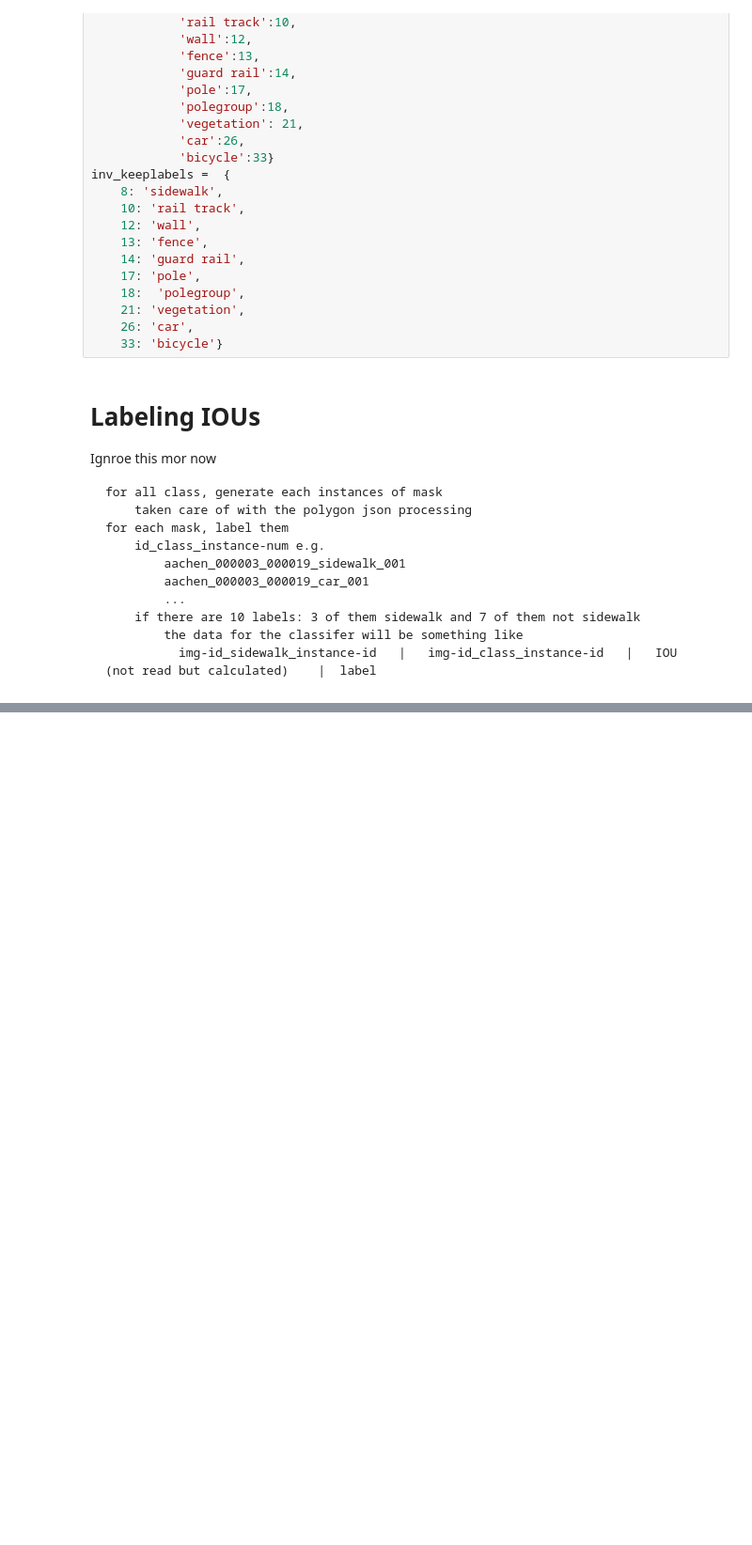
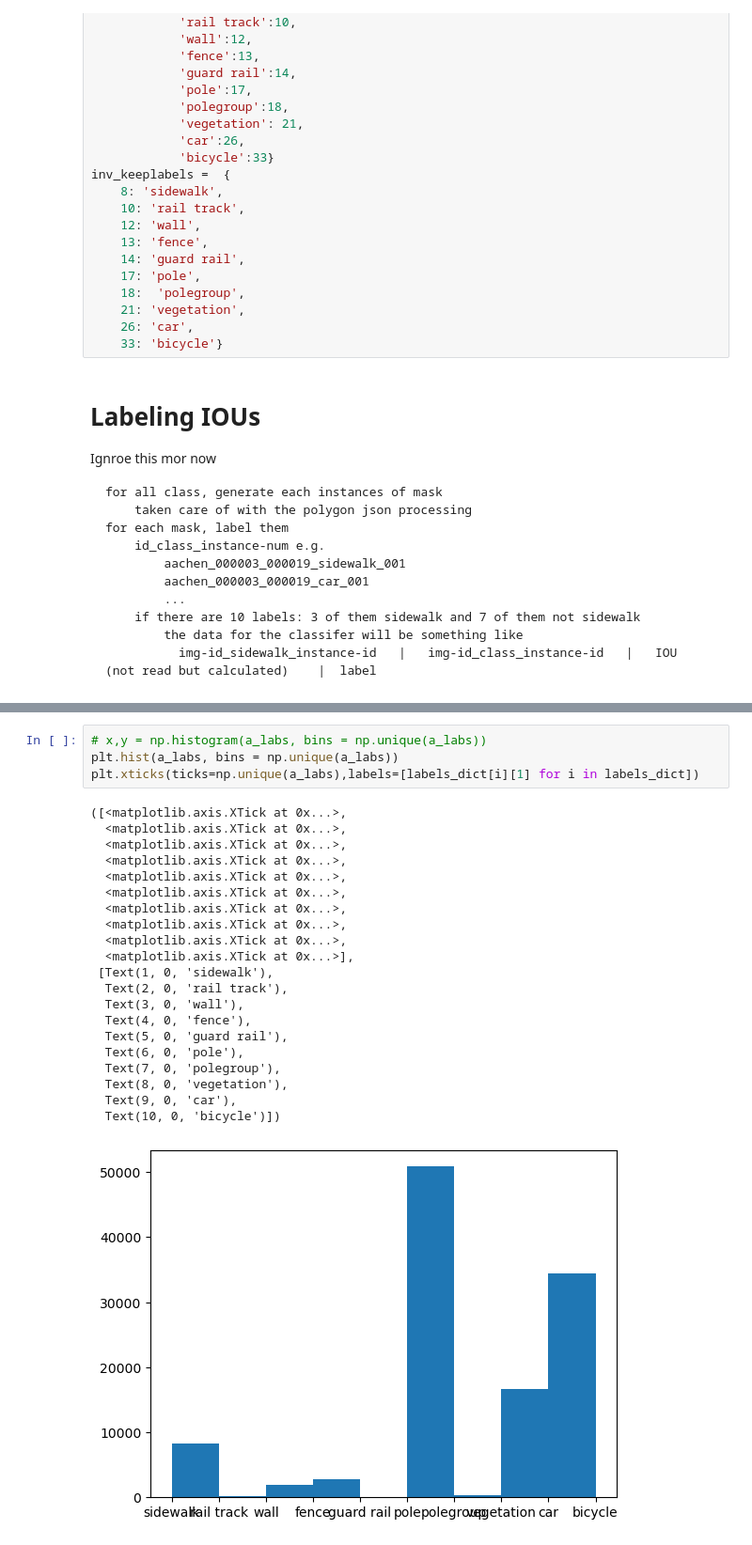
Before and after one commit to DataScienceAndEngineering/deep-learning-final-project-project-sidewalk, a Jupyter notebook: notebooks/explorations/image_sampling.ipynb, the cells around one changed output, grey strips where cells are left out. Shown at 94% size. Saved outputs shown, nothing was run; the diff lists cells and outputs as text; blank space fills up the shorter version.

```diff
--- a/notebooks/explorations/image_sampling.ipynb
+++ b/notebooks/explorations/image_sampling.ipynb
@@ -144,0 +167,26 @@ id
+# %%
+# x,y = np.histogram(a_labs, bins = np.unique(a_labs))
+plt.hist(a_labs, bins = np.unique(a_labs))
+plt.xticks(ticks=np.unique(a_labs),labels=[labels_dict[i][1] for i in labels_dict])
+# %% [output]
+([<matplotlib.axis.XTick at 0x...>,
+  <matplotlib.axis.XTick at 0x...>,
+  <matplotlib.axis.XTick at 0x...>,
+  <matplotlib.axis.XTick at 0x...>,
+  <matplotlib.axis.XTick at 0x...>,
+  <matplotlib.axis.XTick at 0x...>,
+  <matplotlib.axis.XTick at 0x...>,
+  <matplotlib.axis.XTick at 0x...>,
+  <matplotlib.axis.XTick at 0x...>,
+  <matplotlib.axis.XTick at 0x...>],
+ [Text(1, 0, 'sidewalk'),
+  Text(2, 0, 'rail track'),
+  Text(3, 0, 'wall'),
+  Text(4, 0, 'fence'),
+  Text(5, 0, 'guard rail'),
+  Text(6, 0, 'pole'),
+  Text(7, 0, 'polegroup'),
+  Text(8, 0, 'vegetation'),
+  Text(9, 0, 'car'),
+  Text(10, 0, 'bicycle')])
+[figure, added]
```
Also changed, not shown: parts of 27 cells of this notebook, 11 other files.
